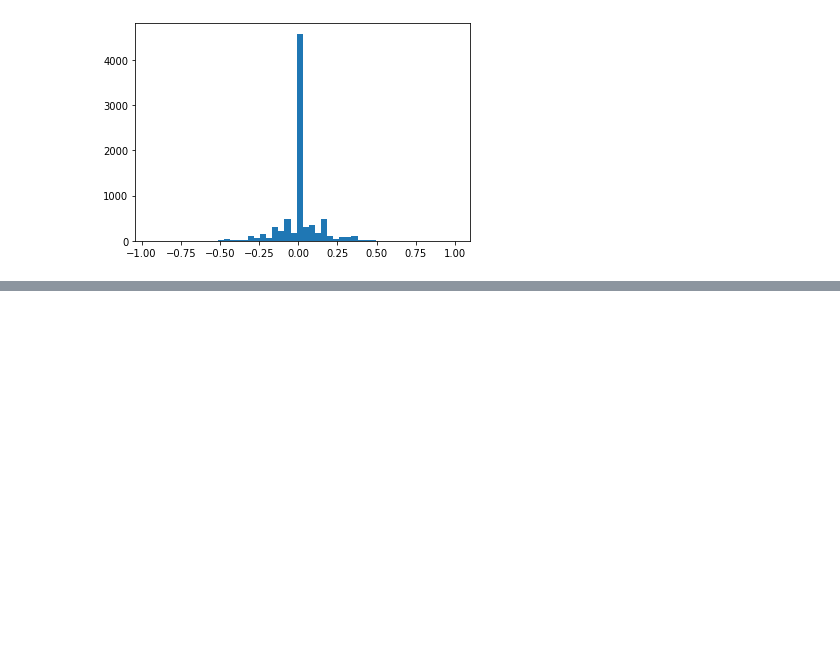
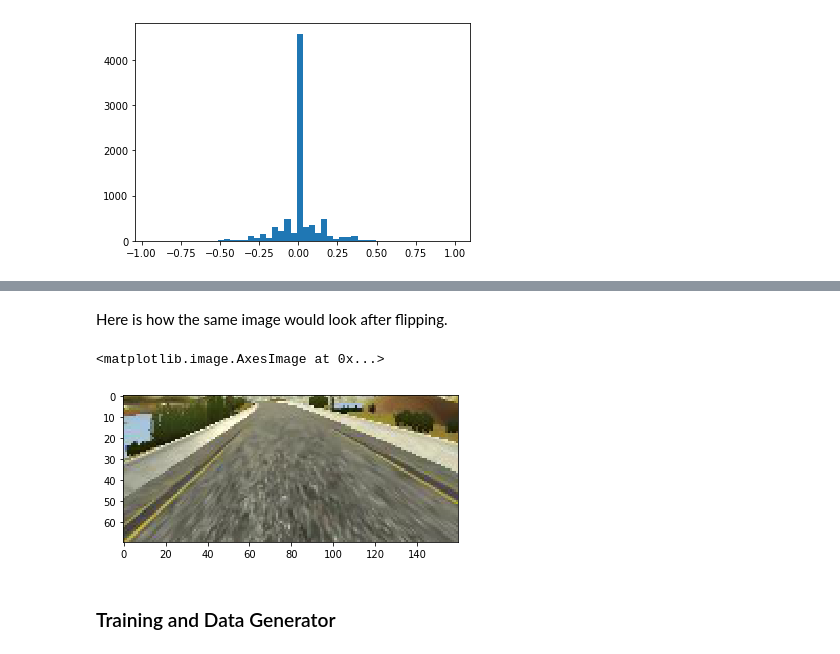
Before and after one commit to eanil/CarND-Behavioral-Cloning-P3, a Jupyter notebook: jupy.ipynb, the cells around one changed output, grey strips where cells are left out. Saved outputs shown, nothing was run; the diff lists cells and outputs as text; code cells hidden in the pictures; blank space fills up the shorter version.

```diff
--- a/jupy.ipynb
+++ b/jupy.ipynb
@@ -76,0 +79,9 @@ x1, y1 = train_test_split(data, test_size = 0.2)
+# %% [markdown]
+Here is how the same image would look after flipping.
+# %%
+plt.imshow(np.fliplr(resize(crop(img))))
+# %% [output]
+<matplotlib.image.AxesImage at 0x...>
+[figure, added]
+# %% [markdown]
+### Training and Data Generator
```
Also changed, not shown: parts of 15 cells of this notebook, 14 other files.
